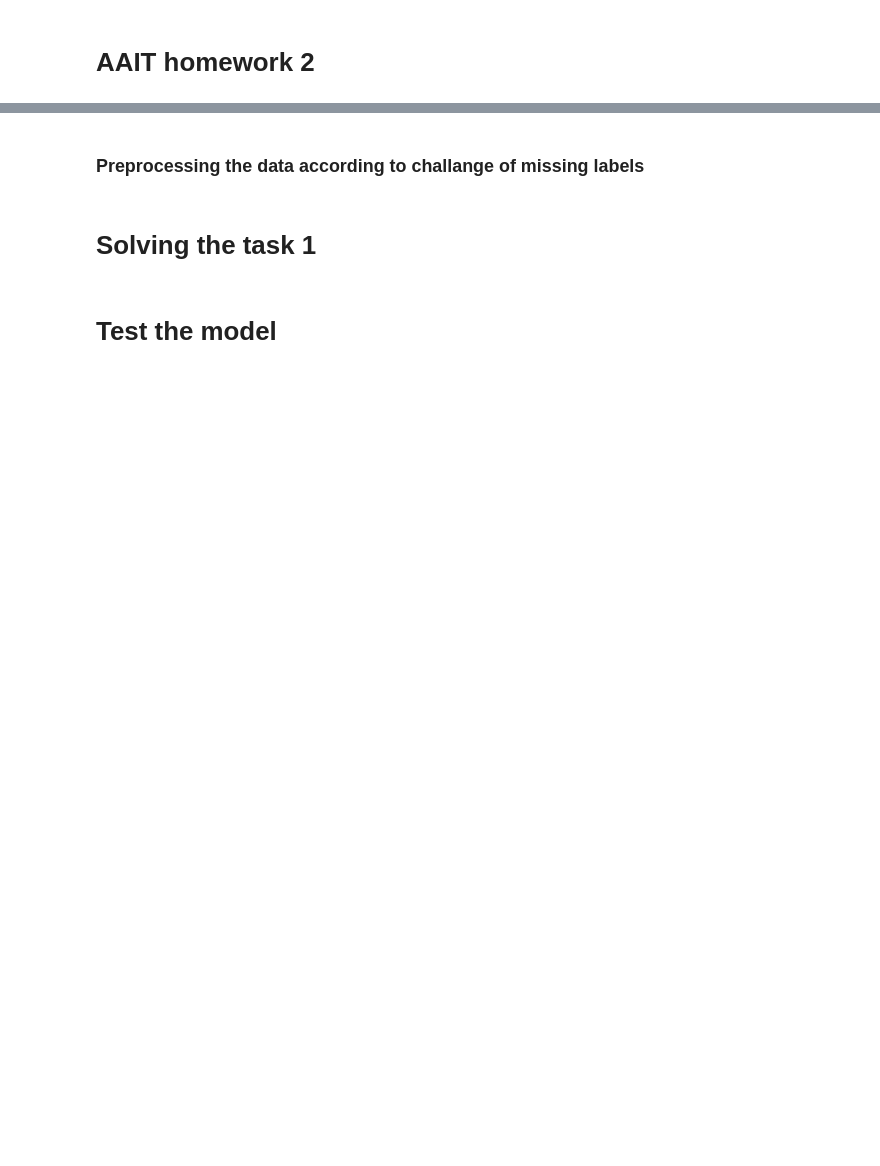
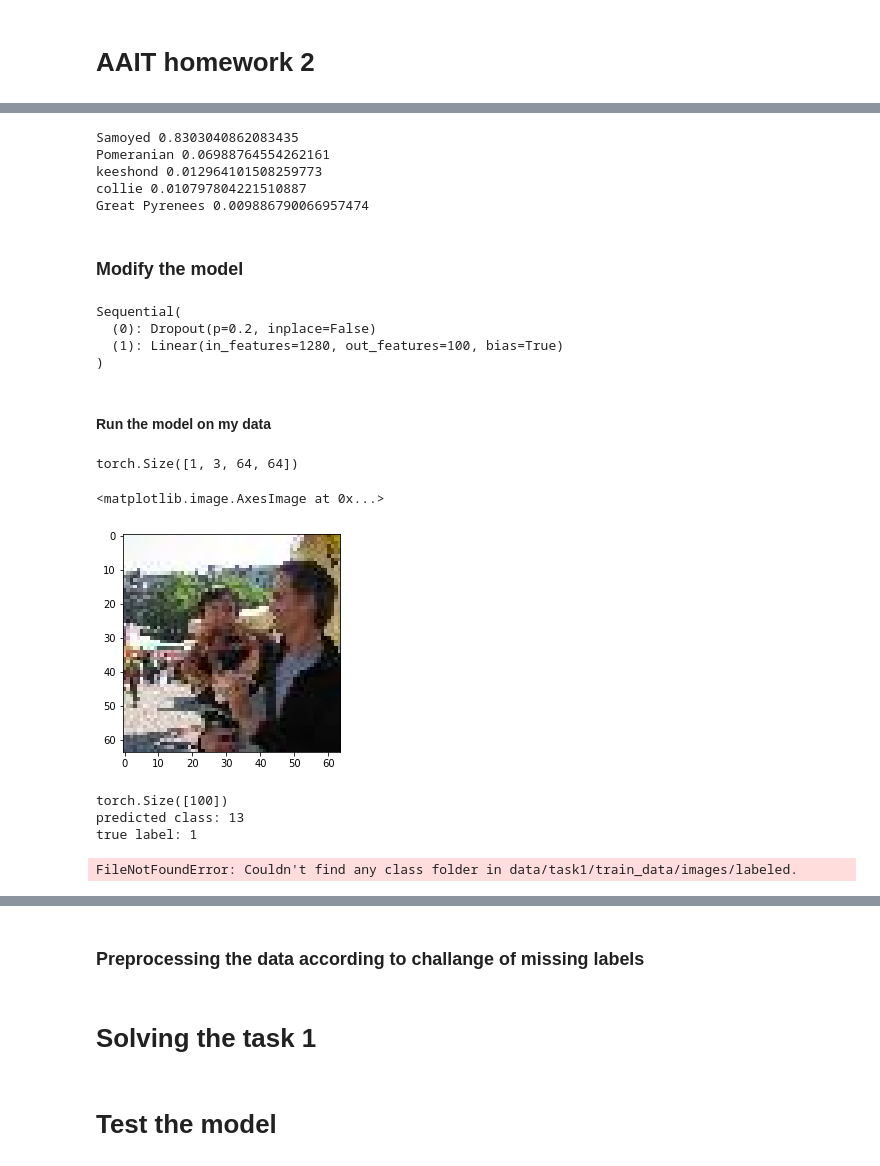
Before and after one commit to TruscaPetre/AAIT-Nosy-Missing-Labels, a Jupyter notebook: tutorial.ipynb, the cells around one changed output, grey strips where cells are left out. Saved outputs shown, nothing was run; the diff lists cells and outputs as text; code cells hidden in the pictures; blank space fills up the shorter version.

```diff
--- a/tutorial.ipynb
+++ b/tutorial.ipynb
@@ -15,0 +125,74 @@ missing labels and missing data
+# %%
+# Read the categories
+with open("imagenet_classes.txt", "r") as f:
+    categories = [s.strip() for s in f.readlines()]
+# Show top categories per image
+top5_prob, top5_catid = torch.topk(probabilities, 5)
+for i in range(top5_prob.size(0)):
+    print(categories[top5_catid[i]], top5_prob[i].item())
+# %% [output]
+Samoyed 0.8303040862083435
+Pomeranian 0.06988764554262161
+keeshond 0.012964101508259773
+collie 0.010797804221510887
+Great Pyrenees 0.009886790066957474
+# %% [markdown]
+### Modify the model
+# %%
+# change the Linear output
+# print(model.classifier)
+# > Sequential(
+#   (0): Dropout(p=0.2)
+#   (1): Linear(in_features=1280, out_features=1000, bias=True)
+# )
+model.classifier[1] = nn.Linear(1280, 100)
+print(model.classifier)
+# %% [output]
+Sequential(
+  (0): Dropout(p=0.2, inplace=False)
+  (1): Linear(in_features=1280, out_features=100, bias=True)
+)
+# %% [markdown]
+#### Run the model on my data
+# %%
+# sample execution (requires torchvision)
+img_path = df.iloc[1]["sample"]
+input_image = Image.open(f"data/{img_path}")
+preprocess = transforms.Compose([
+    # transforms.Resize(256),
+    # transforms.CenterCrop(224),
+    transforms.ToTensor(),
+    transforms.Normalize(mean=[0.485, 0.456, 0.406], std=[0.229, 0.224, 0.225]),
+])
+input_tensor = preprocess(input_image)
+input_batch = input_tensor.unsqueeze(0) # create a mini-batch as expected by the model
+
+# sanity check
+print(input_batch.shape)
+# %% [output]
+torch.Size([1, 3, 64, 64])
+# %%
+plt.imshow(input_image)
+# %% [output]
+<matplotlib.image.AxesImage at 0x...>
+[figure, added]
+# %%
+# move the input and model to GPU for speed if available
+if torch.cuda.is_available():
+    input_batch = input_batch.to('cuda')
+    model.to('cuda')
+
+with torch.no_grad():
+    output = model(input_batch)
+# Tensor of shape 100
+print(output[0].shape)
+# The output has unnormalized scores. To get probabilities, you can run a softmax on it.
+probabilities = torch.nn.functional.softmax(output[0], dim=0)
+# select the maximum value to find the class predicted
+print(f"predicted class: {torch.argmax(probabilities).item()}")
+true_label = df.iloc[1]["label"]
+print(f"true label: {true_label}")
+# %% [output]
+torch.Size([100])
+predicted class: 13
+true label: 1
@@ -15,0 +231,6 @@ missing labels and missing data
+# %%
+data_dir = 'data/task1/train_data/images/labeled'
+train_folder = datasets.ImageFolder(data_dir, preprocess)
+print(image_datasets)
+# %% [output]
+FileNotFoundError: Couldn't find any class folder in data/task1/train_data/images/labeled.
```
Also changed, not shown: parts of 21 cells of this notebook, 3 other files.
